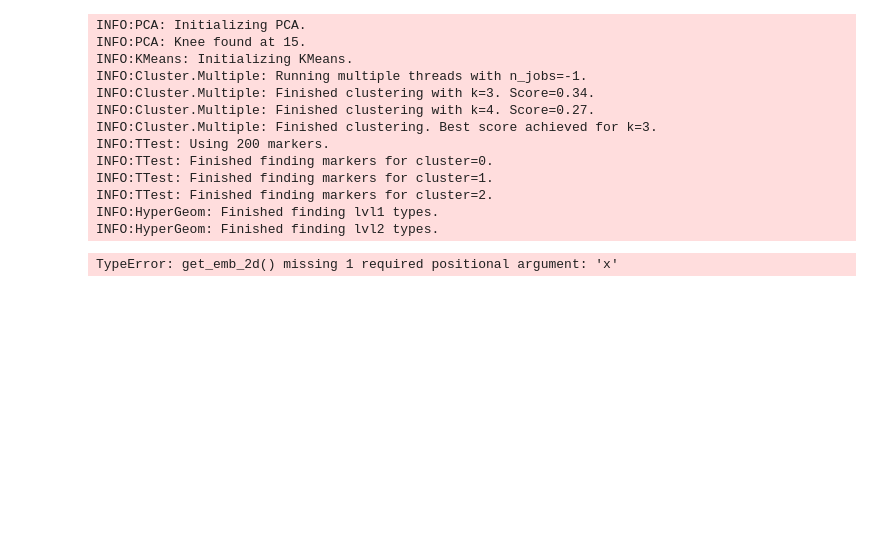
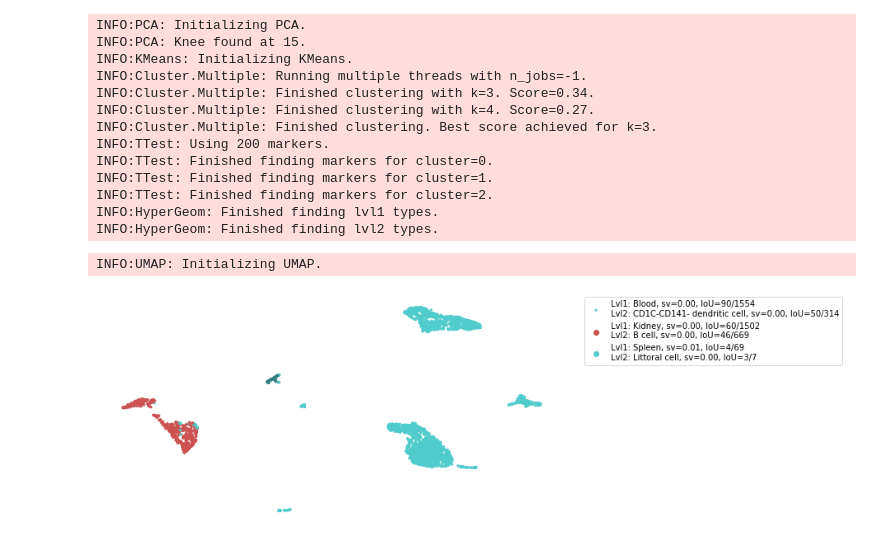
Before and after one commit to ferrocactus/cellar, a Jupyter notebook: notebooks/main.ipynb, the cells around one changed output. Saved outputs shown, nothing was run; the diff lists cells and outputs as text; code cells hidden in the pictures; blank space fills up the shorter version.

```diff
--- a/notebooks/main.ipynb
+++ b/notebooks/main.ipynb
@@ -23,6 +23,7 @@ INFO:TTest: Finished finding markers for cluster=2.
 INFO:HyperGeom: Finished finding lvl1 types.
 INFO:HyperGeom: Finished finding lvl2 types.
 # %%
-plotter.plot_clu(pipe.x_emb, pipe.labels)
+plotter.plot_clu()
 # %% [output]
-TypeError: get_emb_2d() missing 1 required positional argument: 'x'
+INFO:UMAP: Initializing UMAP.
+[figure, added]
```
Also changed, not shown: 2 other files.
